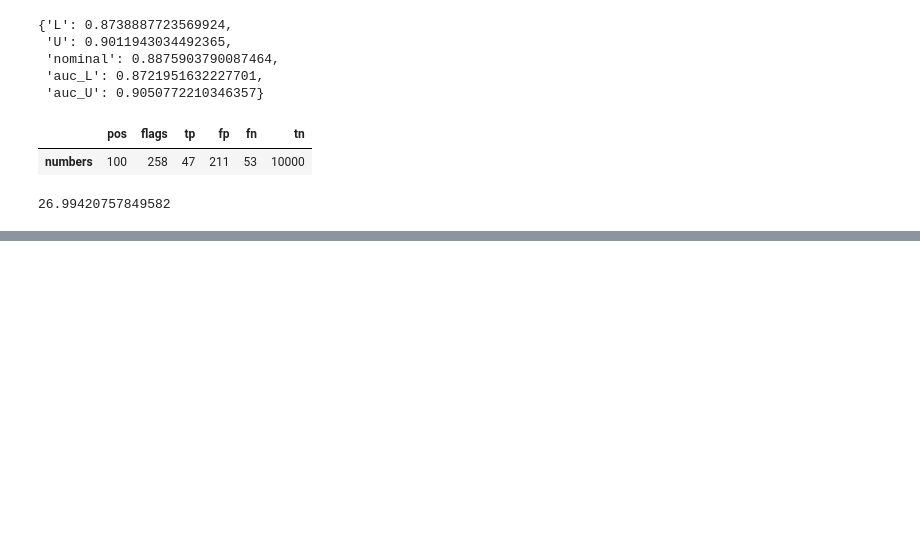
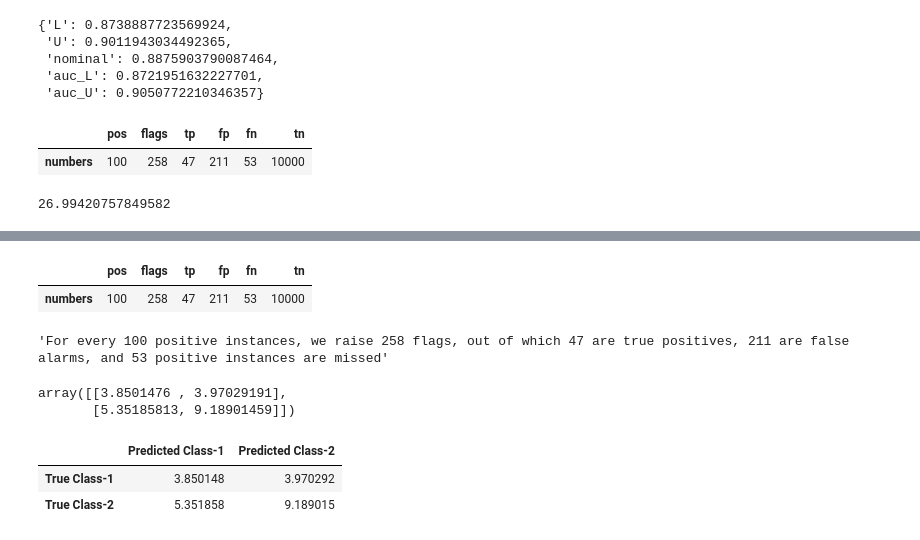
Before and after one commit to zeroknowledgediscovery/zedstat, a Jupyter notebook: examples/example1.ipynb, the cells around one changed output, grey strips where cells are left out. Saved outputs shown, nothing was run; the diff lists cells and outputs as text; code cells hidden in the pictures; blank space fills up the shorter version.

```diff
--- a/examples/example1.ipynb
+++ b/examples/example1.ipynb
@@ -70,0 +72,44 @@ pd.DataFrame(np.array([zt.samplesize(delta_auc=a)
+# %%
+
+xf=zt.interpret(fpr=0.008,number_of_positives=100).values[0]
+xxf=zt.interpret(fpr=0.008,number_of_positives=100)
+xxf
+# %% [output]
+|  | pos | flags | tp | fp | fn | tn |
+| numbers | 100 | 258 | 47 | 211 | 53 | 10000 |
+# %%
+pos=xxf.pos.values[0]
+flags=xxf['flags'].values[0]
+fp=xxf['fp'].values[0]
+tp=xxf['tp'].values[0]
+fn=xxf['fn'].values[0]
+
+f"For every {pos} positive instances, we raise {flags} flags, \
+out of which {tp} are true positives, {fp} are false alarms, and \
+{fn} positive instances are missed"
+# %% [output]
+'For every 100 positive instances, we raise 258 flags, out of which 47 are true positives, 211 are false alarms, and 53 positive instances are missed'
+# %%
+F=1
+confusion_matrix=np.array([[xf[2],xf[4]],[F*xf[3],F*xf[5]-F*xf[3]]])
+#confusion_matrix=np.array([[xf[2],xf[4]],[F*xf[3],0]])
+LG=np.exp(1)
+if LG==10:
+    confusion_matrix=np.log10(confusion_matrix)
+if LG==np.exp(1):
+    confusion_matrix=np.log(confusion_matrix)
+confusion_matrix
+# %% [output]
+array([[3.8501476 , 3.97029191],
+       [5.35185813, 9.18901459]])
+# %%
+from plotly import graph_objects as go
+
+df_ = pd.DataFrame(data=confusion_matrix,
+                  index=[f"True Class-{i+1}" for i in range(confusion_matrix.shape[0])],
+                  columns=[f"Predicted Class-{i+1}" for i in range(confusion_matrix.shape[0])])
+df_
+# %% [output]
+|  | Predicted Class-1 | Predicted Class-2 |
+| True Class-1 | 3.850148 | 3.970292 |
+| True Class-2 | 5.351858 | 9.189015 |
```
Also changed, not shown: parts of 7 cells of this notebook, 10 other files.
